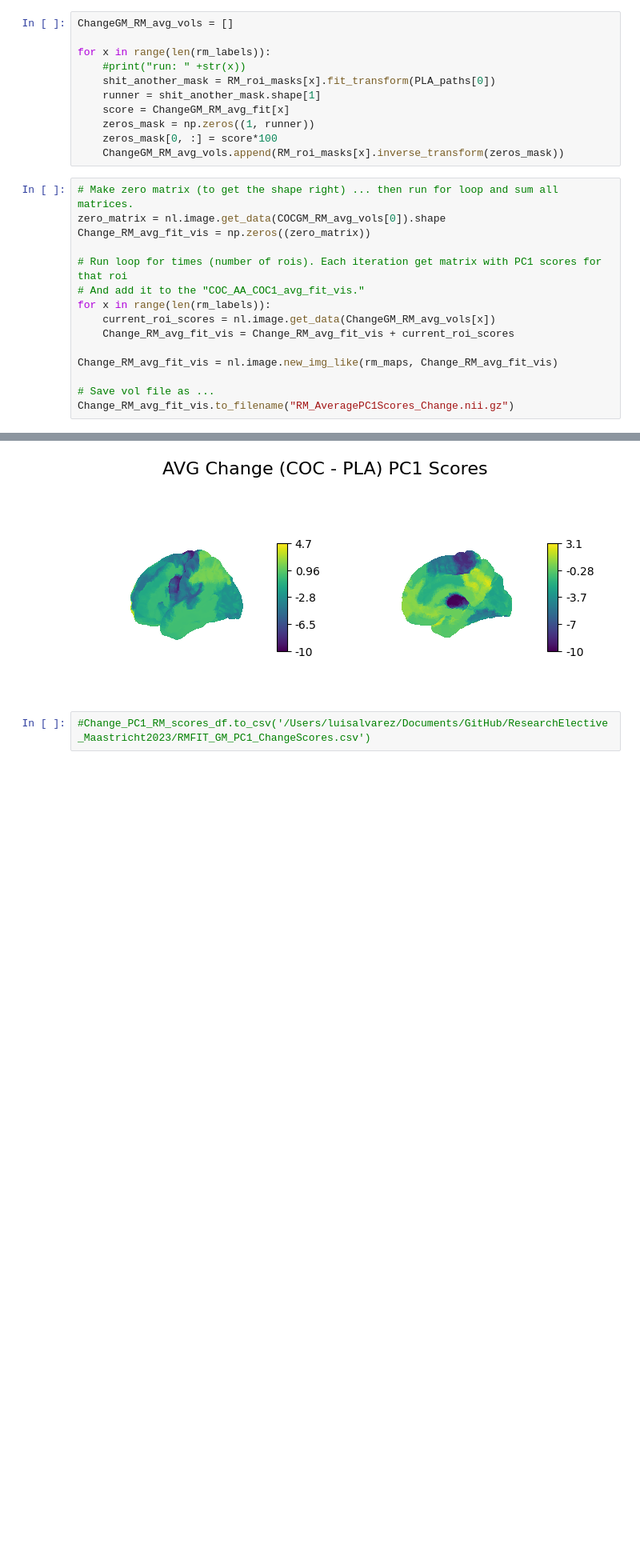
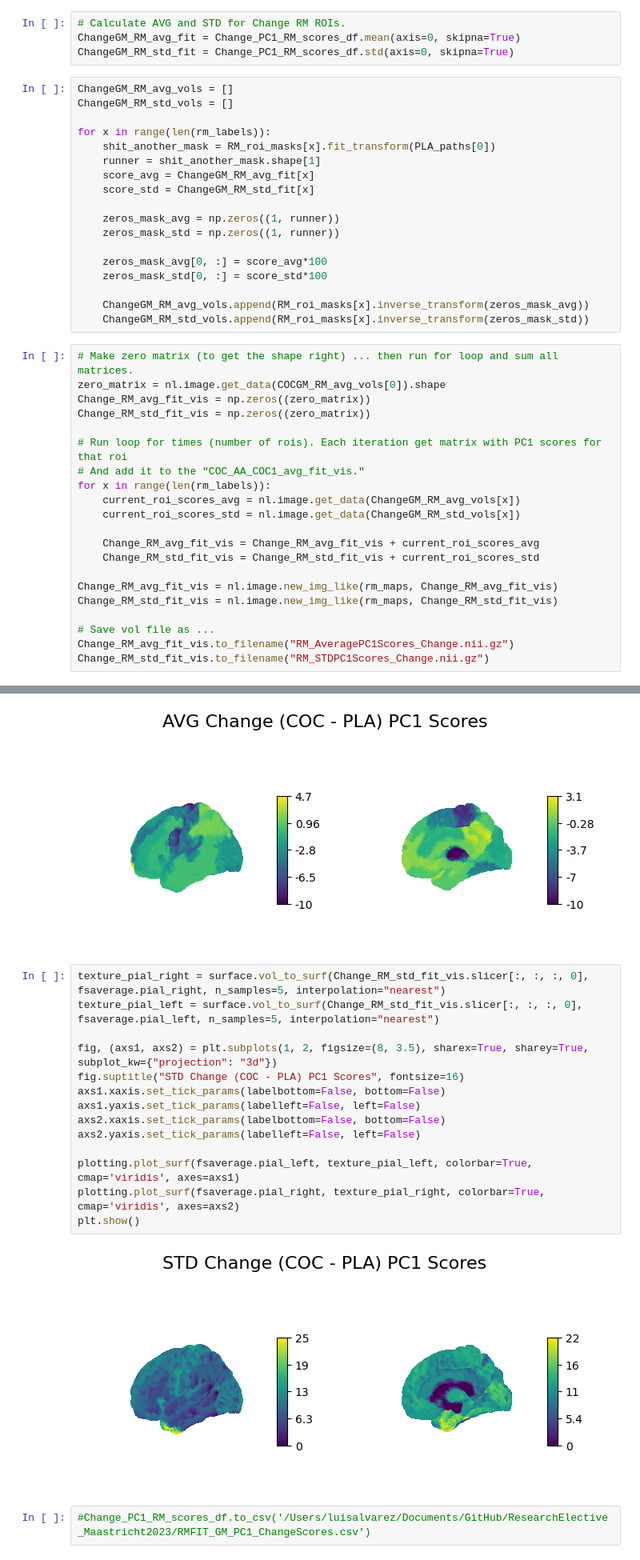
Before and after one commit to LuisA00/ResearchElective_Maastricht2023, a Jupyter notebook: Validating_RM_Fit.ipynb, the cells around one changed output, grey strips where cells are left out. Shown at 80% size. Cells and saved outputs as stored; diff of their text form; blank space fills up the shorter version.

```diff
--- a/Validating_RM_Fit.ipynb
+++ b/Validating_RM_Fit.ipynb
@@ -1007,29 +948,46 @@ for x in range(len(rm_labels)):
+# %%
+# Calculate AVG and STD for Change RM ROIs.
+ChangeGM_RM_avg_fit = Change_PC1_RM_scores_df.mean(axis=0, skipna=True)
+ChangeGM_RM_std_fit = Change_PC1_RM_scores_df.std(axis=0, skipna=True)
 # %%
 ChangeGM_RM_avg_vols = []
+ChangeGM_RM_std_vols = []
 
 for x in range(len(rm_labels)):
-    #print("run: " +str(x))
     shit_another_mask = RM_roi_masks[x].fit_transform(PLA_paths[0])
     runner = shit_another_mask.shape[1]
-    score = ChangeGM_RM_avg_fit[x]
-    zeros_mask = np.zeros((1, runner))
-    zeros_mask[0, :] = score*100
-    ChangeGM_RM_avg_vols.append(RM_roi_masks[x].inverse_transform(zeros_mask))
+    score_avg = ChangeGM_RM_avg_fit[x]
+    score_std = ChangeGM_RM_std_fit[x]
+
+    zeros_mask_avg = np.zeros((1, runner))
+    zeros_mask_std = np.zeros((1, runner))
+
+    zeros_mask_avg[0, :] = score_avg*100
+    zeros_mask_std[0, :] = score_std*100
+
+    ChangeGM_RM_avg_vols.append(RM_roi_masks[x].inverse_transform(zeros_mask_avg))
+    ChangeGM_RM_std_vols.append(RM_roi_masks[x].inverse_transform(zeros_mask_std))
 # %%
 # Make zero matrix (to get the shape right) ... then run for loop and sum all matrices.
 zero_matrix = nl.image.get_data(COCGM_RM_avg_vols[0]).shape
 Change_RM_avg_fit_vis = np.zeros((zero_matrix))
+Change_RM_std_fit_vis = np.zeros((zero_matrix))
 
 # Run loop for times (number of rois). Each iteration get matrix with PC1 scores for that roi
 # And add it to the "COC_AA_COC1_avg_fit_vis."
 for x in range(len(rm_labels)):
-    current_roi_scores = nl.image.get_data(ChangeGM_RM_avg_vols[x])
-    Change_RM_avg_fit_vis = Change_RM_avg_fit_vis + current_roi_scores
+    current_roi_scores_avg = nl.image.get_data(ChangeGM_RM_avg_vols[x])
+    current_roi_scores_std = nl.image.get_data(ChangeGM_RM_std_vols[x])
+
+    Change_RM_avg_fit_vis = Change_RM_avg_fit_vis + current_roi_scores_avg
+    Change_RM_std_fit_vis = Change_RM_std_fit_vis + current_roi_scores_std
 
 Change_RM_avg_fit_vis = nl.image.new_img_like(rm_maps, Change_RM_avg_fit_vis)
+Change_RM_std_fit_vis = nl.image.new_img_like(rm_maps, Change_RM_std_fit_vis)
 
 # Save vol file as ...
 Change_RM_avg_fit_vis.to_filename("RM_AveragePC1Scores_Change.nii.gz")
+Change_RM_std_fit_vis.to_filename("RM_STDPC1Scores_Change.nii.gz")
 # %%
 texture_pial_right = surface.vol_to_surf(Change_RM_avg_fit_vis.slicer[:, :, :, 0], fsaverage.pial_right, n_samples=5, interpolation="nearest")
 texture_pial_left = surface.vol_to_surf(Change_RM_avg_fit_vis.slicer[:, :, :, 0], fsaverage.pial_left, n_samples=5, interpolation="nearest")
@@ -1046,5 +1004,21 @@ plotting.plot_surf(fsaverage.pial_right, texture_pial_right, colorbar=True,  cma
 plt.show()
 # %% [output]
 [figure]
+# %%
+texture_pial_right = surface.vol_to_surf(Change_RM_std_fit_vis.slicer[:, :, :, 0], fsaverage.pial_right, n_samples=5, interpolation="nearest")
+texture_pial_left = surface.vol_to_surf(Change_RM_std_fit_vis.slicer[:, :, :, 0], fsaverage.pial_left, n_samples=5, interpolation="nearest")
+
+fig, (axs1, axs2) = plt.subplots(1, 2, figsize=(8, 3.5), sharex=True, sharey=True, subplot_kw={"projection": "3d"})
+fig.suptitle("STD Change (COC - PLA) PC1 Scores", fontsize=16)
+axs1.xaxis.set_tick_params(labelbottom=False, bottom=False)
+axs1.yaxis.set_tick_params(labelleft=False, left=False)
+axs2.xaxis.set_tick_params(labelbottom=False, bottom=False)
+axs2.yaxis.set_tick_params(labelleft=False, left=False)
+
+plotting.plot_surf(fsaverage.pial_left, texture_pial_left, colorbar=True, cmap='viridis', axes=axs1)
+plotting.plot_surf(fsaverage.pial_right, texture_pial_right, colorbar=True,  cmap='viridis', axes=axs2)
+plt.show()
+# %% [output]
+[figure, added]
 # %%
 #Change_PC1_RM_scores_df.to_csv('/Users/luisalvarez/Documents/GitHub/ResearchElective_Maastricht2023/RMFIT_GM_PC1_ChangeScores.csv')
```
Also changed, not shown: parts of 13 cells of this notebook, 8 other files.
